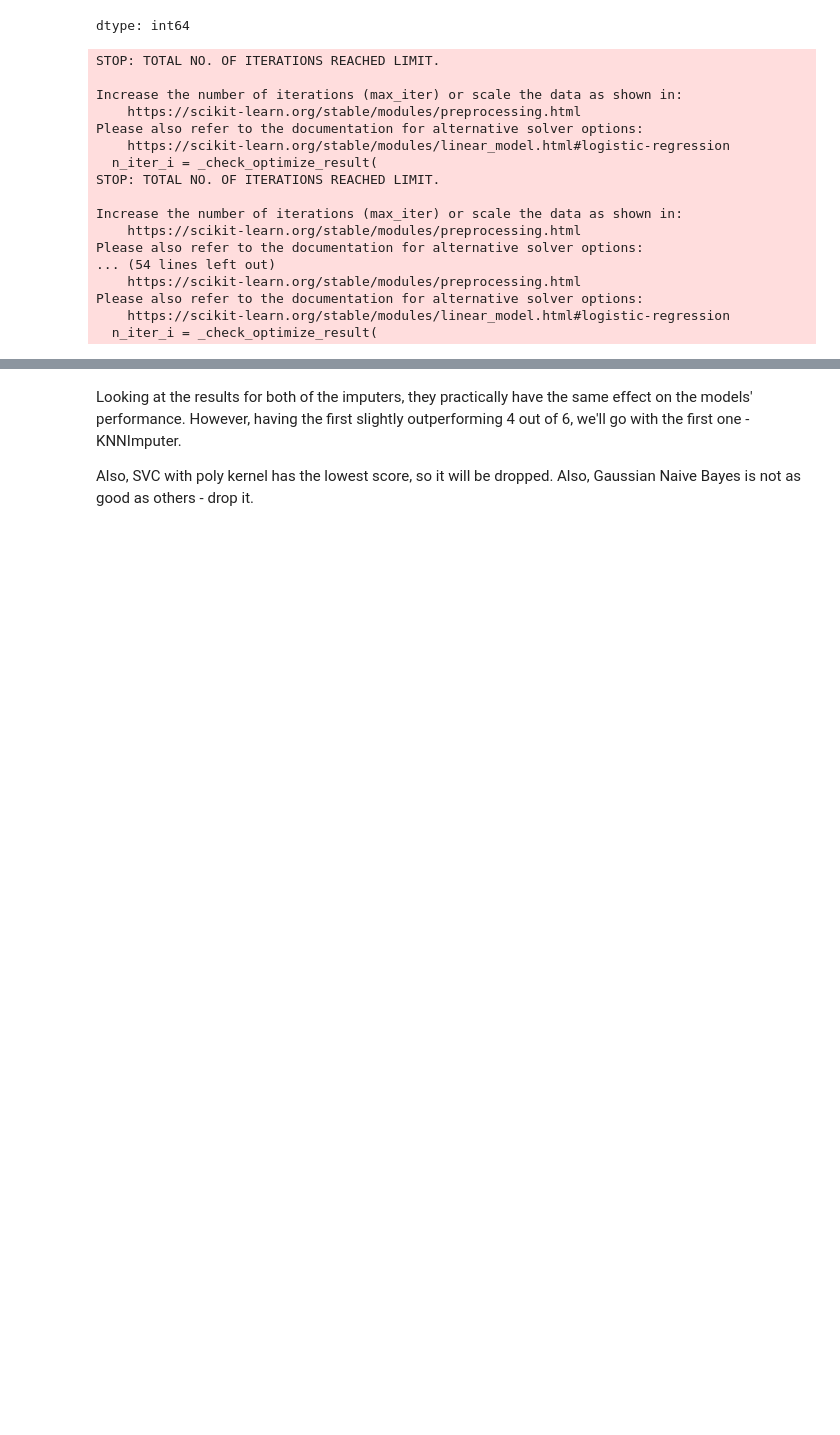
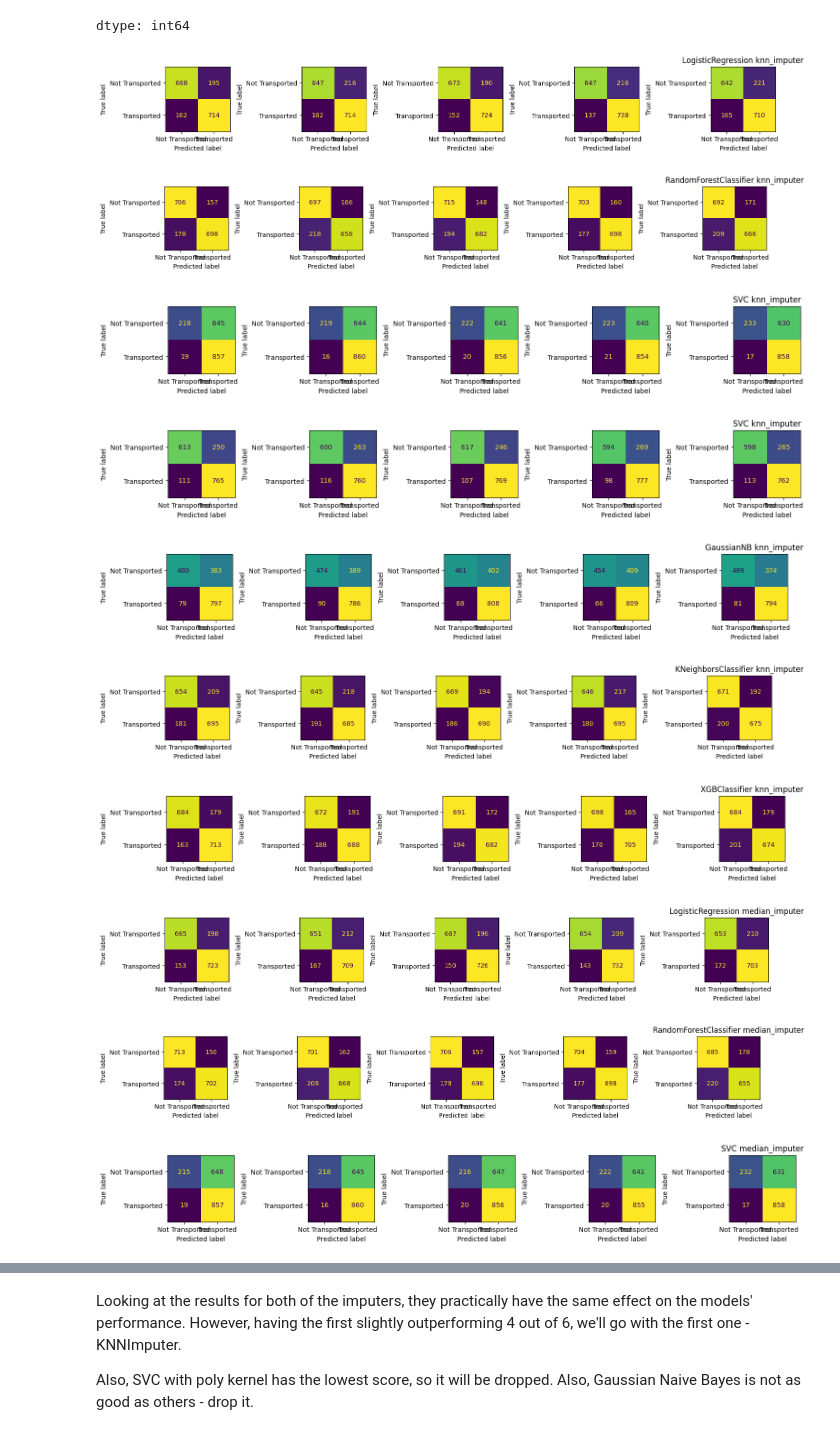
Before and after one commit to Alisizationed/sigmoid_homeworks, a Jupyter notebook: ex_prep_1/Sigmoid_Exam_Prep_1.ipynb, the cells around one changed output, grey strips where cells are left out. Cells and saved outputs as stored; diff of their text form; code cells hidden in the pictures; blank space fills up the shorter version.

```diff
--- a/ex_prep_1/Sigmoid_Exam_Prep_1.ipynb
+++ b/ex_prep_1/Sigmoid_Exam_Prep_1.ipynb
@@ -446,48 +469,51 @@ for preprocessor in preprocessors:
     pipeline = Pipeline([
         ("preprocessor", clone(preprocessor)),
         ("model", clone(model)),
     ])
 
     accuracy = []
     f1 = []
     recall = []
     precision = []
     roc_auc = []
 
+    y_preds = []
+
     for X_train, y_train, X_test, y_test in zip(X_trains, y_trains, X_tests, y_tests):
       pipeline.fit(X_train, y_train)
 
       y_pred = pipeline.predict(X_test)
+      y_preds.append(y_pred)
 
       accuracy.append(accuracy_score(y_test, y_pred))
       f1.append(f1_score(y_test, y_pred))
       recall.append(recall_score(y_test, y_pred))
       precision.append(precision_score(y_test, y_pred))
       roc_auc.append(roc_auc_score(y_test, y_pred))
 
+    model_name = type(model).__name__
+    prep_name = preprocessor.transformers[0][0]
+
+    plot_conf_matrix(y_tests, y_preds, f'{model_name} {prep_name}',
+                     ['Not Transported', 'Transported'])
+
     scores.append({
-    "model": type(model).__name__,
+    "model": model_name,
+    "preprocessor": prep_name,
     "accuracy": np.mean(accuracy),
     "f1": np.mean(f1),
     "recall": np.mean(recall),
     "precision": np.mean(precision),
     "roc_auc": np.mean(roc_auc),
     })
 # %% [output]
-STOP: TOTAL NO. OF ITERATIONS REACHED LIMIT.
-
-Increase the number of iterations (max_iter) or scale the data as shown in:
-    https://scikit-learn.org/stable/modules/preprocessing.html
-Please also refer to the documentation for alternative solver options:
-    https://scikit-learn.org/stable/modules/linear_model.html#logistic-regression
-  n_iter_i = _check_optimize_result(
-STOP: TOTAL NO. OF ITERATIONS REACHED LIMIT.
-
-Increase the number of iterations (max_iter) or scale the data as shown in:
-    https://scikit-learn.org/stable/modules/preprocessing.html
-Please also refer to the documentation for alternative solver options:
-... (54 lines left out)
-    https://scikit-learn.org/stable/modules/preprocessing.html
-Please also refer to the documentation for alternative solver options:
-    https://scikit-learn.org/stable/modules/linear_model.html#logistic-regression
-  n_iter_i = _check_optimize_result(
+[figure, added]
+[figure, added]
+[figure, added]
+[figure, added]
+[figure, added]
+[figure, added]
+[figure, added]
+[figure, added]
+[figure, added]
+[figure, added]
```
Also changed, not shown: parts of 10 cells of this notebook.
